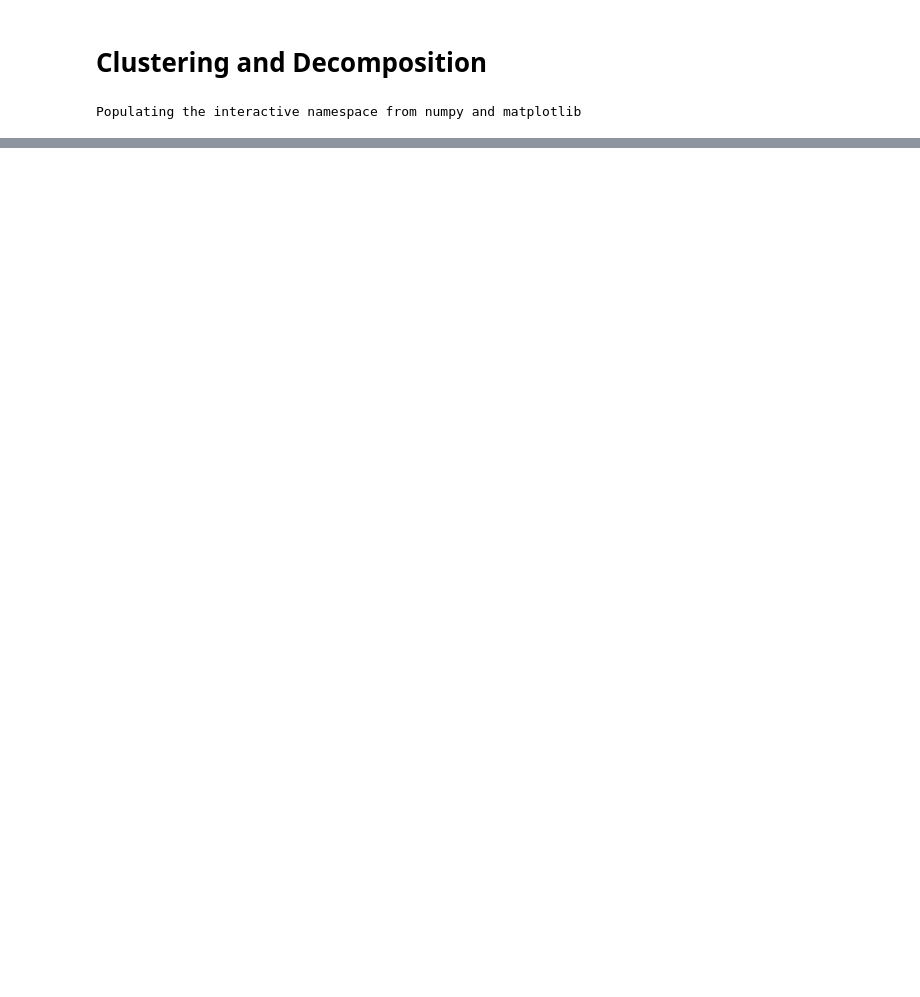
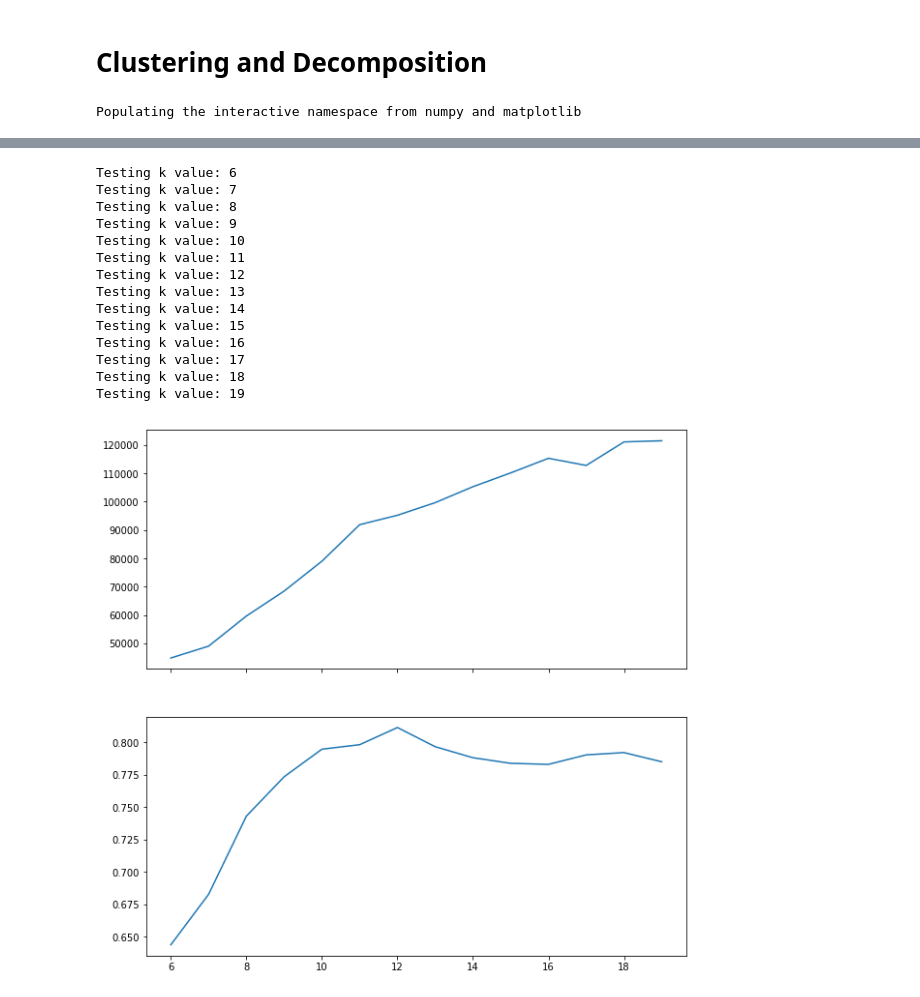
Before and after one commit to zipjet/bi-churn-analysis, a Jupyter notebook: py/Items Clustering.ipynb, the cells around one changed output, grey strips where cells are left out. Cells and saved outputs as stored; diff of their text form; code cells hidden in the pictures; blank space fills up the shorter version.

```diff
--- a/py/Items Clustering.ipynb
+++ b/py/Items Clustering.ipynb
@@ -69,0 +103,20 @@ data.to_csv("../data/items_with_clusters.csv", index = False)
+# %%
+order_id_summer, data_summer = GetDataBySeason(["MAM", "JJA"])
+ks, calinski_scores, silhouette_scores = FindK(data_summer, range(6, 20))
+plot_k_score(ks, calinski_scores, silhouette_scores)
+# %% [output]
+Testing k value: 6
+Testing k value: 7
+Testing k value: 8
+Testing k value: 9
+Testing k value: 10
+Testing k value: 11
+Testing k value: 12
+Testing k value: 13
+Testing k value: 14
+Testing k value: 15
+Testing k value: 16
+Testing k value: 17
+Testing k value: 18
+Testing k value: 19
+[figure, added]
```
Also changed, not shown: parts of 11 cells of this notebook, 5 other files.
